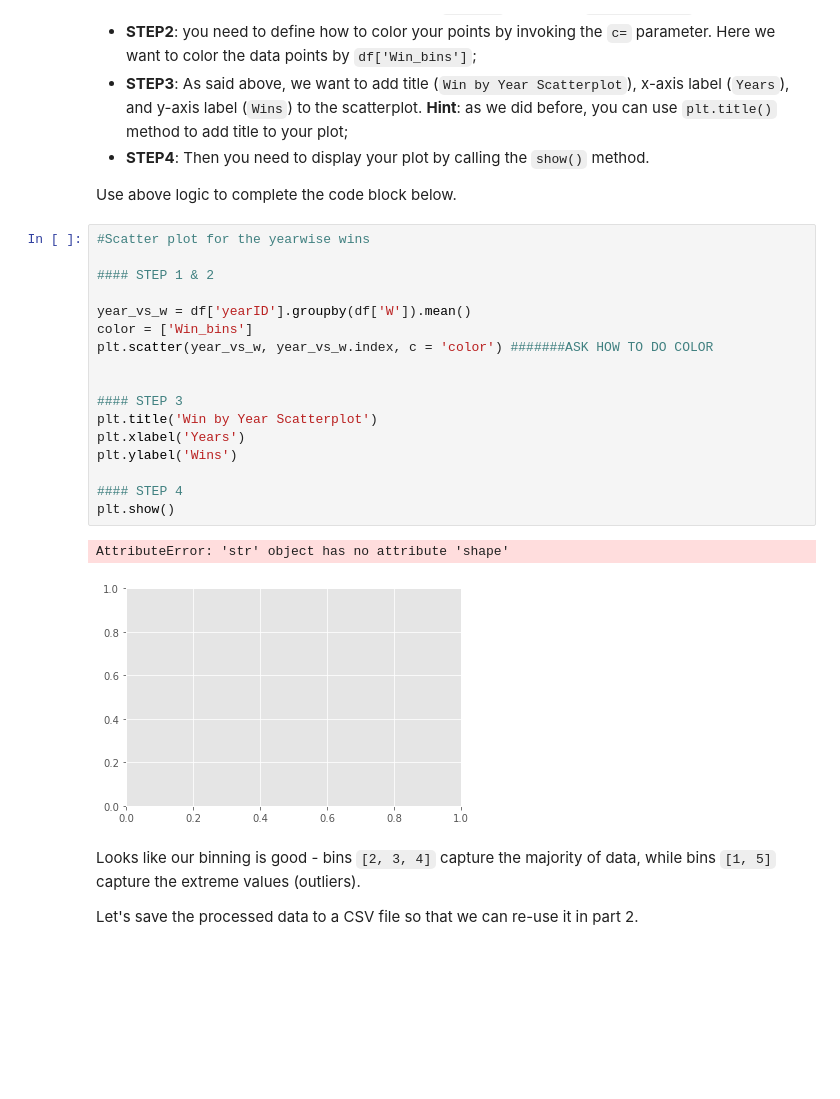
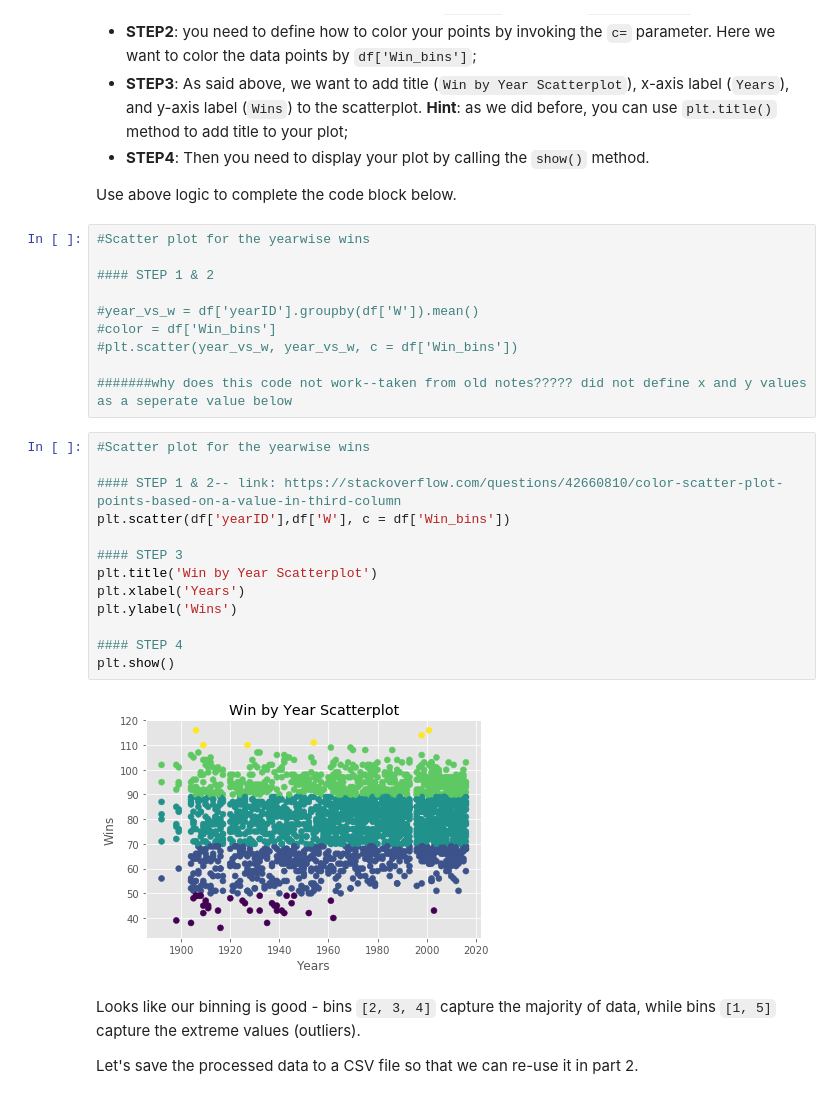
Before and after one commit to fairfield-university-ba545/week-1-megankuscsik, a Jupyter notebook: Mini_project_1_baseball_analytics_pt1.ipynb, the cells around one changed output. Cells and saved outputs as stored; diff of their text form; blank space fills up the shorter version.

```diff
--- a/Mini_project_1_baseball_analytics_pt1.ipynb
+++ b/Mini_project_1_baseball_analytics_pt1.ipynb
@@ -344,26 +351,31 @@ You will use the `scatter()` method to create the scatterplot. In the `scatter()
 - __STEP4__: Then you need to display your plot by calling the `show()` method.
 
 Use above logic to complete the code block below.
+# %%
+#Scatter plot for the yearwise wins
+
+#### STEP 1 & 2
+
+#year_vs_w = df['yearID'].groupby(df['W']).mean()
+#color = df['Win_bins']
+#plt.scatter(year_vs_w, year_vs_w, c = df['Win_bins'])
+
+#######why does this code not work--taken from old notes????? did not define x and y values as a seperate value below
 # %%
 #Scatter plot for the yearwise wins
 
-#### STEP 1 & 2
-
-year_vs_w = df['yearID'].groupby(df['W']).mean()
-color = ['Win_bins']
-plt.scatter(year_vs_w, year_vs_w.index, c = 'color') #######ASK HOW TO DO COLOR
-
+#### STEP 1 & 2-- link: https://stackoverflow.com/questions/42660810/color-scatter-plot-points-based-on-a-value-in-third-column
+plt.scatter(df['yearID'],df['W'], c = df['Win_bins'])
 
 #### STEP 3
 plt.title('Win by Year Scatterplot')
 plt.xlabel('Years')
 plt.ylabel('Wins')
 
 #### STEP 4
 plt.show()
 # %% [output]
-AttributeError: 'str' object has no attribute 'shape'
-[figure, old version]
+[figure, new version]
 # %% [markdown]
 Looks like our binning is good - bins `[2, 3, 4]` capture the majority of data, while bins `[1, 5]` capture the extreme values (outliers).
 
```
Also changed, not shown: parts of 2 cells of this notebook, 1 other file.
